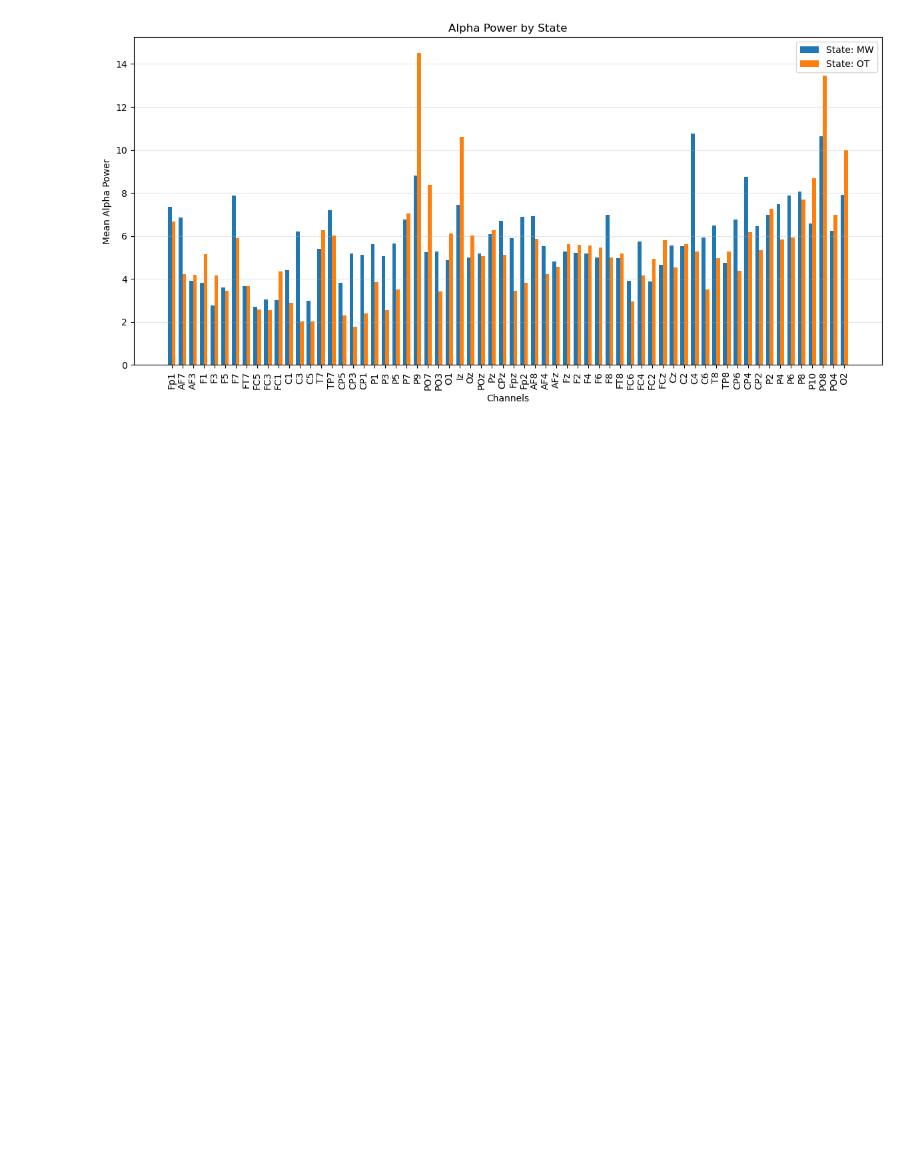
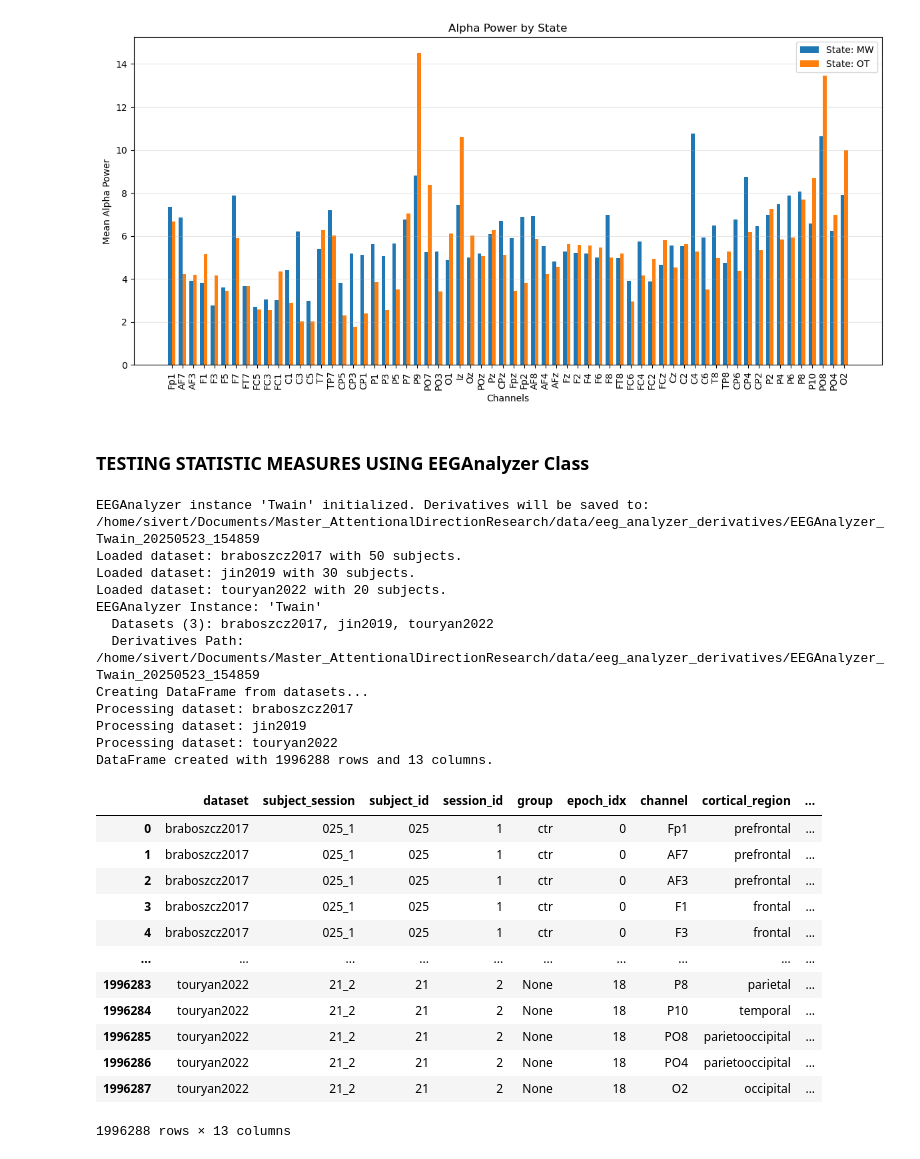
Before and after one commit to sivertbk/Master_AttentionalDirectionResearch, a Jupyter notebook: notebooks/shared/exploring.ipynb, the cells around one changed output. Saved outputs shown, nothing was run; the diff lists cells and outputs as text; code cells hidden in the pictures; blank space fills up the shorter version.

```diff
--- a/notebooks/shared/exploring.ipynb
+++ b/notebooks/shared/exploring.ipynb
@@ -126,3 +126,40 @@ alpha_power_by_task = {
 Visualizer.plot_alpha_power_by_task(alpha_power=alpha_power_by_task,
                                     tasks=["collision", "police_detection"],
                                     channels=recording.channels)
+# %% [markdown]
+### **TESTING STATISTIC MEASURES USING EEGAnalyzer Class**
+# %%
+from utils.config import DATASETS
+from eeg_analyzer.eeg_analyzer import EEGAnalyzer
+
+eeg = EEGAnalyzer(DATASETS)
+
+print(eeg)
+
+eeg.create_dataframe()
+# %% [output]
+EEGAnalyzer instance 'Twain' initialized. Derivatives will be saved to: /home/sivert/Documents/Master_AttentionalDirectionResearch/data/eeg_analyzer_derivatives/EEGAnalyzer_Twain_20250523_154859
+Loaded dataset: braboszcz2017 with 50 subjects.
+Loaded dataset: jin2019 with 30 subjects.
+Loaded dataset: touryan2022 with 20 subjects.
+EEGAnalyzer Instance: 'Twain'
+  Datasets (3): braboszcz2017, jin2019, touryan2022
+  Derivatives Path: /home/sivert/Documents/Master_AttentionalDirectionResearch/data/eeg_analyzer_derivatives/EEGAnalyzer_Twain_20250523_154859
+Creating DataFrame from datasets...
+Processing dataset: braboszcz2017
+Processing dataset: jin2019
+Processing dataset: touryan2022
+DataFrame created with 1996288 rows and 13 columns.
+|  | dataset | subject_session | subject_id | session_id | group | epoch_idx | channel | cortical_region | ... |
+| 0 | braboszcz2017 | 025_1 | 025 | 1 | ctr | 0 | Fp1 | prefrontal | ... |
+| 1 | braboszcz2017 | 025_1 | 025 | 1 | ctr | 0 | AF7 | prefrontal | ... |
+| 2 | braboszcz2017 | 025_1 | 025 | 1 | ctr | 0 | AF3 | prefrontal | ... |
+| 3 | braboszcz2017 | 025_1 | 025 | 1 | ctr | 0 | F1 | frontal | ... |
+| 4 | braboszcz2017 | 025_1 | 025 | 1 | ctr | 0 | F3 | frontal | ... |
+| ... | ... | ... | ... | ... | ... | ... | ... | ... | ... |
+| 1996283 | touryan2022 | 21_2 | 21 | 2 | None | 18 | P8 | parietal | ... |
+| 1996284 | touryan2022 | 21_2 | 21 | 2 | None | 18 | P10 | temporal | ... |
+| 1996285 | touryan2022 | 21_2 | 21 | 2 | None | 18 | PO8 | parietooccipital | ... |
+| 1996286 | touryan2022 | 21_2 | 21 | 2 | None | 18 | PO4 | parietooccipital | ... |
+| 1996287 | touryan2022 | 21_2 | 21 | 2 | None | 18 | O2 | occipital | ... |
+1996288 rows × 13 columns
```
Also changed, not shown: parts of 1 cell of this notebook, 14 other files.
